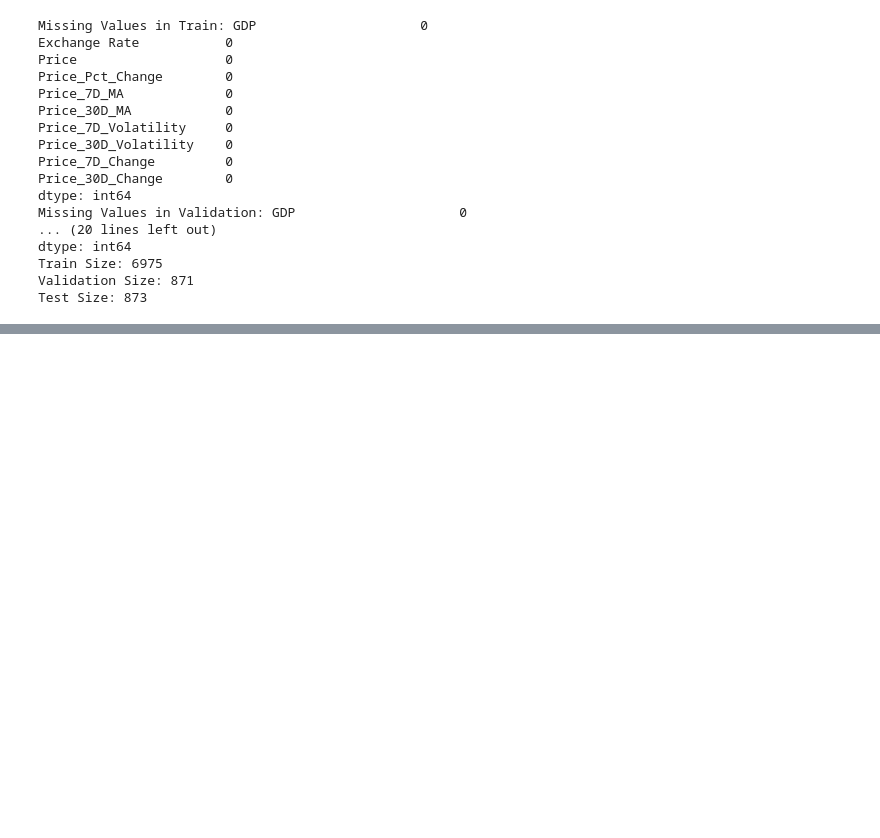
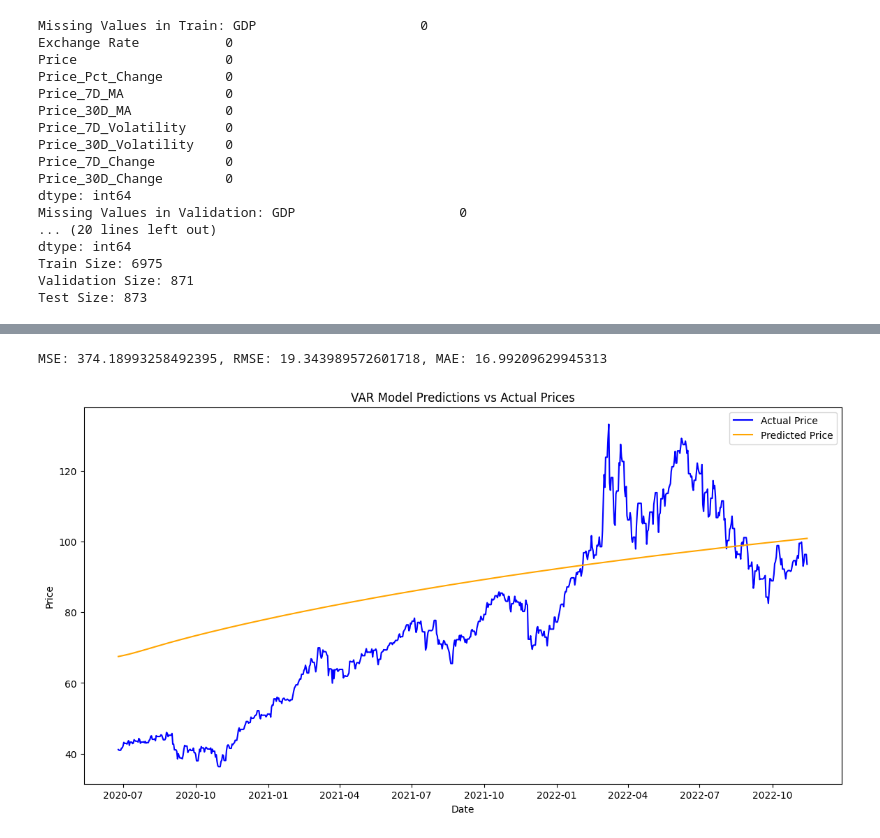
Before and after one commit to nebiyu-getachew/Brent-Time-Shift, a Jupyter notebook: notebooks/task_2.ipynb, the cells around one changed output, grey strips where cells are left out. Drawn from its saved outputs; the diff is of its cells as text; code cells hidden in the pictures; blank space fills up the shorter version.

```diff
--- a/notebooks/task_2.ipynb
+++ b/notebooks/task_2.ipynb
@@ -336,0 +343,47 @@ Test Size: 873
+# %%
+from statsmodels.tsa.api import VAR
+
+# Define VAR Model
+def var_model(train, test):
+    model = VAR(train)
+    model_fit = model.fit()
+
+    # Get the number of lags
+    lag_order = model_fit.k_ar
+
+    # Prepare the last 'lag_order' observations for forecasting
+    last_obs = train.values[-lag_order:]
+
+    # Forecast the future values
+    forecast = model_fit.forecast(last_obs, steps=len(test))
+
+    # Create a DataFrame for the predictions
+    predictions = pd.DataFrame(forecast, index=test.index, columns=data.columns)
+
+    # Evaluate the model's performance
+    evaluate_model(predictions['Price'], test['Price'])
+
+    return predictions
+
+# Define the evaluation function
+def evaluate_model(predictions, actual):
+    mse = np.mean((predictions - actual) ** 2)
+    rmse = np.sqrt(mse)
+    mae = np.mean(np.abs(predictions - actual))
+
+    print(f'MSE: {mse}, RMSE: {rmse}, MAE: {mae}')
+
+    plt.figure(figsize=(14, 7))
+    plt.plot(actual.index, actual, label='Actual Price', color='blue')
+    plt.plot(predictions.index, predictions, label='Predicted Price', color='orange')
+    plt.title('VAR Model Predictions vs Actual Prices')
+    plt.xlabel('Date')
+    plt.ylabel('Price')
+    plt.legend()
+    plt.show()
+
+# Results
+predictions_var = var_model(train, test)
+# %% [output]
+MSE: 374.18993258492395, RMSE: 19.343989572601718, MAE: 16.99209629945313
+[figure, added]
```
Also changed, not shown: parts of 2 cells of this notebook.
